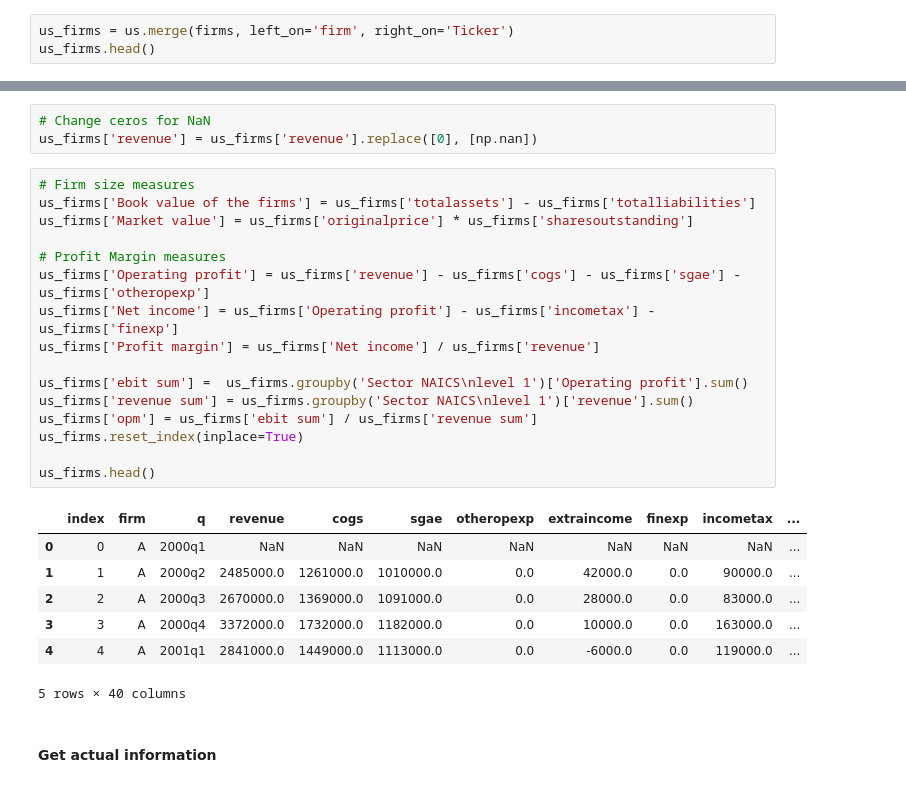
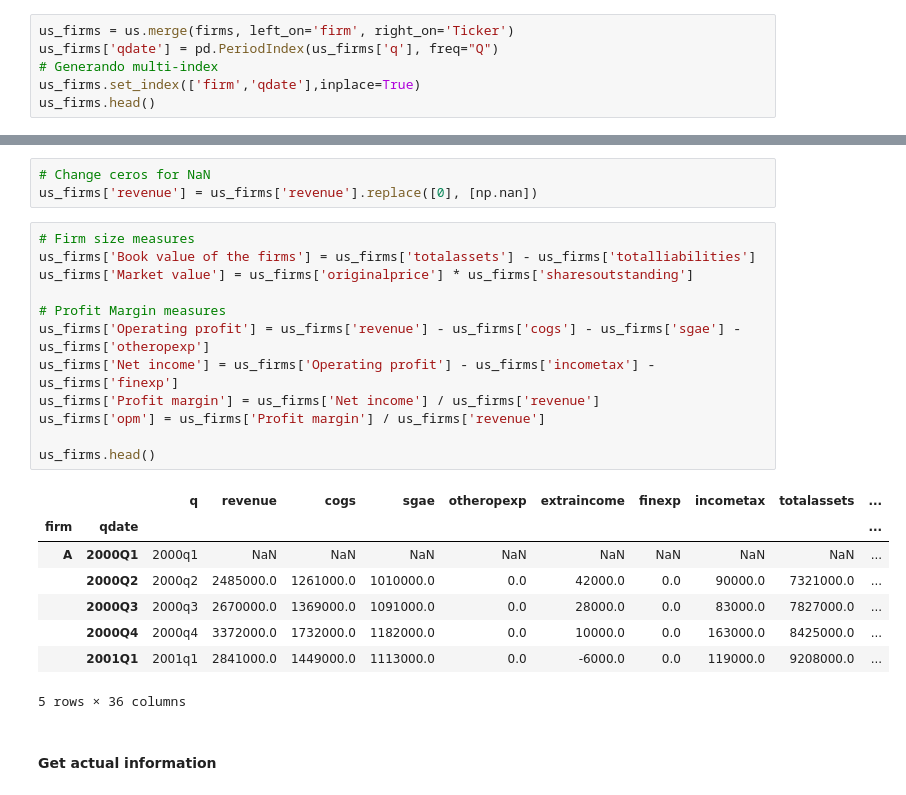
Before and after one commit to Oscar19260/Estad-stica_TC3006C, a Jupyter notebook: Business case/Statistics Module Final.ipynb, the cells around one changed output, grey strips where cells are left out. Drawn from its saved outputs; the diff is of its cells as text.

```diff
--- a/Business case/Statistics Module Final.ipynb
+++ b/Business case/Statistics Module Final.ipynb
@@ -75,5 +75,8 @@ Index(['Ticker', 'Name', 'N', 'Class', 'Country\nof Origin', 'Type of Asset',
 #### Merge both tables
 # %%
 us_firms = us.merge(firms, left_on='firm', right_on='Ticker')
+us_firms['qdate'] = pd.PeriodIndex(us_firms['q'], freq="Q")
+# Generando multi-index
+us_firms.set_index(['firm','qdate'],inplace=True)
 us_firms.head()
 # %% [output]
@@ -114,27 +118,24 @@ us_firms['revenue'] = us_firms['revenue'].replace([0], [np.nan])
 # %%
 # Firm size measures
 us_firms['Book value of the firms'] = us_firms['totalassets'] - us_firms['totalliabilities']
 us_firms['Market value'] = us_firms['originalprice'] * us_firms['sharesoutstanding']
 
 # Profit Margin measures
 us_firms['Operating profit'] = us_firms['revenue'] - us_firms['cogs'] - us_firms['sgae'] - us_firms['otheropexp']
 us_firms['Net income'] = us_firms['Operating profit'] - us_firms['incometax'] - us_firms['finexp']
 us_firms['Profit margin'] = us_firms['Net income'] / us_firms['revenue']
-
-us_firms['ebit sum'] =  us_firms.groupby('Sector NAICS\nlevel 1')['Operating profit'].sum()
-us_firms['revenue sum'] = us_firms.groupby('Sector NAICS\nlevel 1')['revenue'].sum()
-us_firms['opm'] = us_firms['ebit sum'] / us_firms['revenue sum']
-us_firms.reset_index(inplace=True)
+us_firms['opm'] = us_firms['Profit margin'] / us_firms['revenue']
 
 us_firms.head()
 # %% [output]
-|  | index | firm | q | revenue | cogs | sgae | otheropexp | extraincome | finexp | incometax | ... |
-| 0 | 0 | A | 2000q1 | NaN | NaN | NaN | NaN | NaN | NaN | NaN | ... |
-| 1 | 1 | A | 2000q2 | 2485000.0 | 1261000.0 | 1010000.0 | 0.0 | 42000.0 | 0.0 | 90000.0 | ... |
-| 2 | 2 | A | 2000q3 | 2670000.0 | 1369000.0 | 1091000.0 | 0.0 | 28000.0 | 0.0 | 83000.0 | ... |
-| 3 | 3 | A | 2000q4 | 3372000.0 | 1732000.0 | 1182000.0 | 0.0 | 10000.0 | 0.0 | 163000.0 | ... |
-| 4 | 4 | A | 2001q1 | 2841000.0 | 1449000.0 | 1113000.0 | 0.0 | -6000.0 | 0.0 | 119000.0 | ... |
+|  |  | q | revenue | cogs | sgae | otheropexp | extraincome | finexp | incometax | totalassets | ... |
+| firm | qdate |  |  |  |  |  |  |  |  |  | ... |
+| A | 2000Q1 | 2000q1 | NaN | NaN | NaN | NaN | NaN | NaN | NaN | NaN | ... |
+|  | 2000Q2 | 2000q2 | 2485000.0 | 1261000.0 | 1010000.0 | 0.0 | 42000.0 | 0.0 | 90000.0 | 7321000.0 | ... |
+|  | 2000Q3 | 2000q3 | 2670000.0 | 1369000.0 | 1091000.0 | 0.0 | 28000.0 | 0.0 | 83000.0 | 7827000.0 | ... |
+|  | 2000Q4 | 2000q4 | 3372000.0 | 1732000.0 | 1182000.0 | 0.0 | 10000.0 | 0.0 | 163000.0 | 8425000.0 | ... |
+|  | 2001Q1 | 2001q1 | 2841000.0 | 1449000.0 | 1113000.0 | 0.0 | -6000.0 | 0.0 | 119000.0 | 9208000.0 | ... |
-5 rows × 40 columns
+5 rows × 36 columns
 # %% [markdown]
 #### Get actual information
 # %%
```
Also changed, not shown: parts of 28 cells of this notebook.
